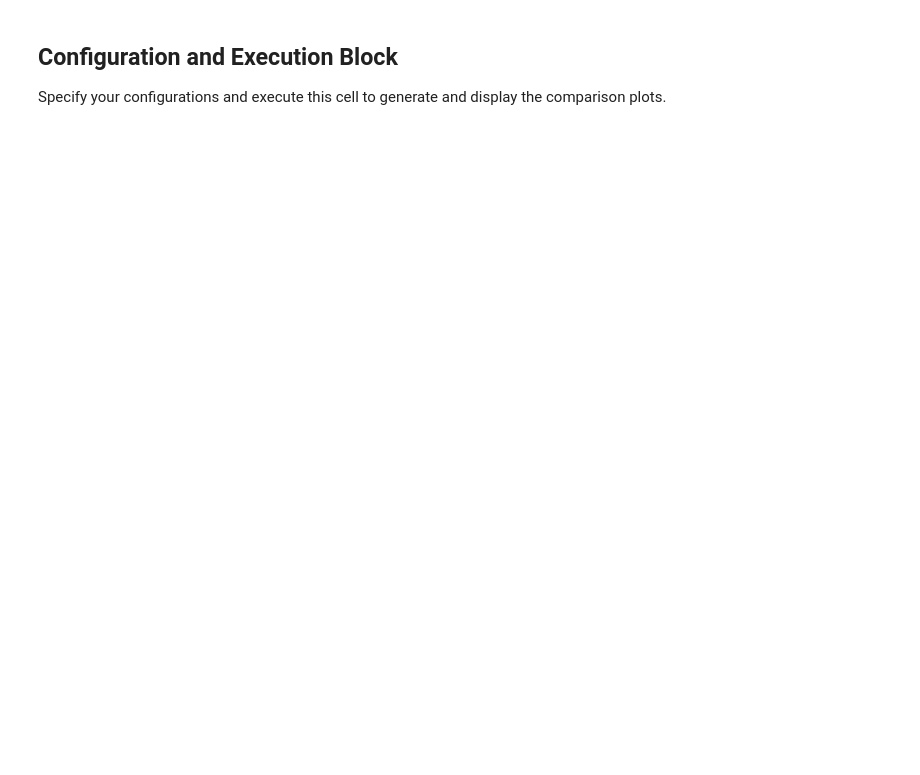
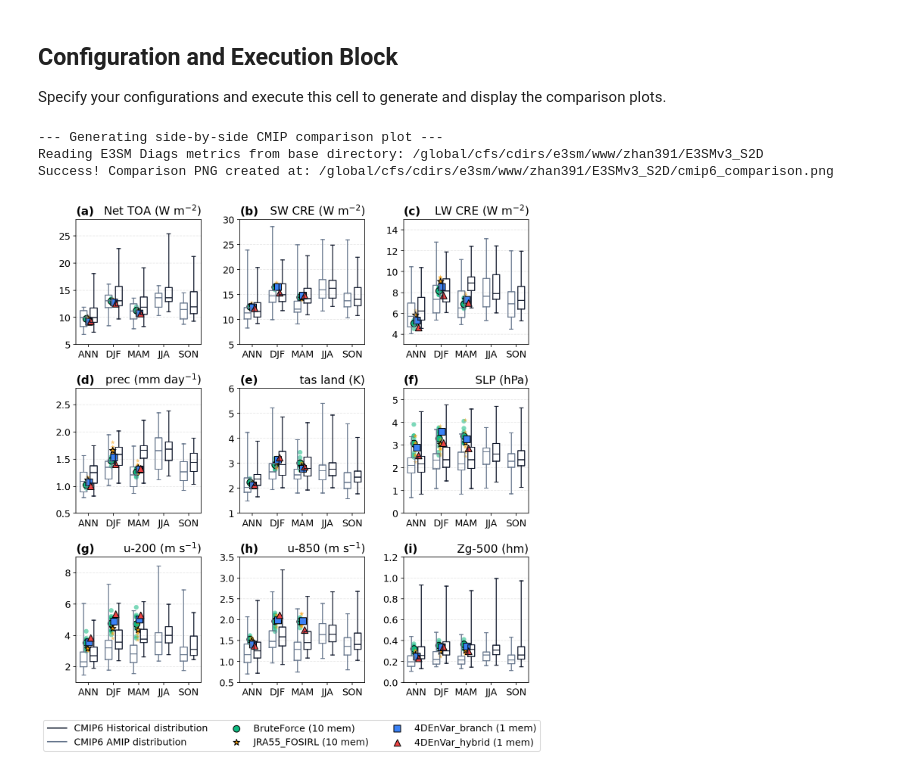
Before and after one commit to E3SM-Project/ESP-Lab, a Jupyter notebook: jupyter/10_run_e3sm_diags_comparison.ipynb, the cells around one changed output. Cells and saved outputs as stored; diff of their text form; code cells hidden in the pictures; blank space fills up the shorter version.

```diff
--- a/jupyter/10_run_e3sm_diags_comparison.ipynb
+++ b/jupyter/10_run_e3sm_diags_comparison.ipynb
@@ -29,16 +32,16 @@ base_dir = "/global/cfs/cdirs/e3sm/www/zhan391/E3SMv3_S2D"
 output_dir = "/global/cfs/cdirs/e3sm/www/zhan391/E3SMv3_S2D"
 
 # Figure configuration parameters (edit these to control layout spacing, sizing, fonts, and colors)
-figsize = [12, 10]
-hspace = 0.25       # Vertical spacing between subplot rows
+figsize = [9, 10]
+hspace = 0.35       # Vertical spacing between subplot rows
 wspace = 0.15       # Horizontal spacing between subplot columns
 whis = [0, 100]     # Whisker percentile range for CMIP6 box plots (e.g., [5, 95] or [0, 100])
-box_width = 0.35    # Width of the box plots (larger is wider; e.g., try 0.35 to 0.45)
-box_linewidth = 1.6 # Thickness of box plot outlines (e.g., 1.5 to 2.0)
+box_width = 0.55    # Width of the box plots (larger is wider; e.g., try 0.35 to 0.45)
+box_linewidth = 1.2 # Thickness of box plot outlines (e.g., 1.5 to 2.0)
 member_size = 35    # Size of the E3SM ensemble member dots (e.g., 30 to 50)
 member_alpha = 0.55 # Opacity of the E3SM ensemble member dots (e.g., 0.4 to 0.7)
 mean_size = 70      # Size of the E3SM ensemble mean marker (e.g., 60 to 90)
-fontz = 14          # Font size scaling for all labels, titles, ticks, and legends
+fontz = 12         # Font size scaling for all labels, titles, ticks, and legends
 colors = None       # Set to custom color list if desired, e.g. ['#10b981', '#f59e0b', ...]
 markers = None      # Set to custom marker list if desired, e.g. ['o', '*', 's', ...]
 
@@ -57,10 +60,10 @@ ylims = {
 
 # Dictionary mapping simulation labels to their subdirectories on CFS
 simulations = {
+    'BruteForce': 'WCYCL20TR_ne30pg2_r05_IcoswISC30E3r5_BruteForce_1980050100',
+    'JRA55_FOSIRL': 'WCYCL20TR_ne30pg2_r05_IcoswISC30E3r5_JRA55_FOSIRL_1980050100',
     '4DEnVar_branch': 'test_WCYCL20TR_ne30pg2_r05_IcoswISC30E3r5_4DEnVar_branch',
     '4DEnVar_hybrid': 'test_WCYCL20TR_ne30pg2_r05_IcoswISC30E3r5_4DEnVar_hybrid',
-    'BruteForce': 'WCYCL20TR_ne30pg2_r05_IcoswISC30E3r5_BruteForce_1980050100',
-    'JRA55_FOSIRL': 'WCYCL20TR_ne30pg2_r05_IcoswISC30E3r5_JRA55_FOSIRL_1980050100'
 }
 
 # Standard variables list
@@ -70,30 +73,35 @@ variables = [
     {'name': 'LW CRE', 'units': 'W m$^{-2}$', 'id': 'LWCF global ceres_ebaf_toa_v4.1', 'exclude': ()},
     {'name': 'prec', 'units': 'mm day$^{-1}$', 'id': 'PRECT global GPCP_v2.3', 'exclude': ('CIESM',)},
     {'name': 'tas land', 'units': 'K', 'id': 'TREFHT land ERA5', 'exclude': ()},
     {'name': 'SLP', 'units': 'hPa', 'id': 'PSL global ERA5', 'exclude': ()},
     {'name': 'u-200', 'units': 'm s$^{-1}$', 'id': 'U-200mb global ERA5', 'exclude': ()},
     {'name': 'u-850', 'units': 'm s$^{-1}$', 'id': 'U-850mb global ERA5', 'exclude': ()},
     {'name': 'Zg-500', 'units': 'hm', 'id': 'Z3-500mb global ERA5', 'exclude': ('KIOST-ESM',)},
 ]
 
 seasons = ['ANN', 'DJF', 'MAM', 'JJA', 'SON']
 
 # ==========================================================
 # GENERATE & DISPLAY COMBINED COMPARISON
 # ==========================================================
 print("--- Generating side-by-side CMIP comparison plot ---")
 cmip_amip_file = os.path.join(project_root, "external/cmip6_amip_seasonal_rmse_202206.csv")
 cmip_hist_file = os.path.join(project_root, "external/cmip6_historical_seasonal_rmse_202203.csv")
 
 run_plot_comparison(
     cmip_amip_file, cmip_hist_file, base_dir, output_dir, simulations, variables, seasons,
     figsize=figsize, hspace=hspace, wspace=wspace, colors=colors, markers=markers, whis=whis,
     box_width=box_width, box_linewidth=box_linewidth, member_size=member_size, member_alpha=member_alpha, mean_size=mean_size,
     ylims=ylims, fontz=fontz
 )
 
 combined_png = os.path.join(output_dir, "cmip6_comparison.png")
 if os.path.exists(combined_png):
     display(Image(filename=combined_png, width=950))
 else:
     print("Comparison image not found.\n")
+# %% [output]
+--- Generating side-by-side CMIP comparison plot ---
+Reading E3SM Diags metrics from base directory: /global/cfs/cdirs/e3sm/www/zhan391/E3SMv3_S2D
+Success! Comparison PNG created at: /global/cfs/cdirs/e3sm/www/zhan391/E3SMv3_S2D/cmip6_comparison.png
+[figure, added]
```
Also changed, not shown: parts of 1 cell of this notebook.
